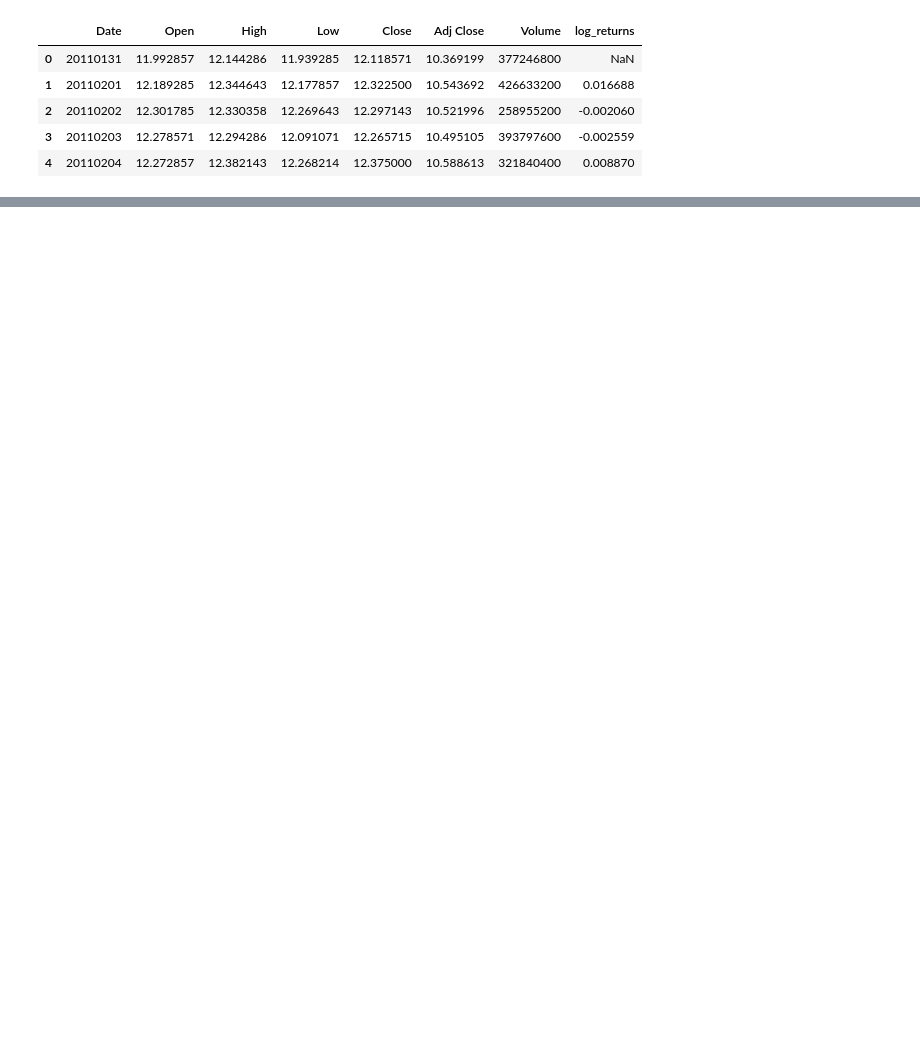
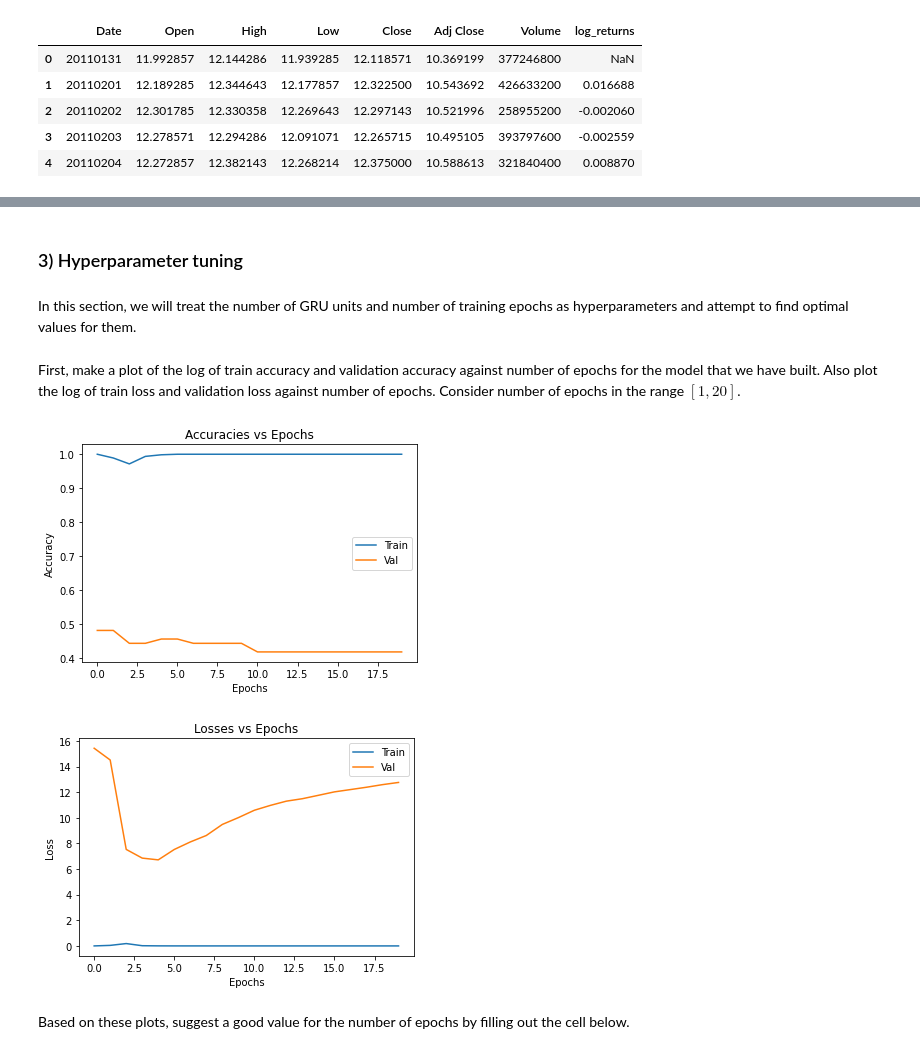
Before and after one commit to jaddubhai/189_proj_RNNs, a Jupyter notebook: Solution.ipynb, the cells around one changed output, grey strips where cells are left out. Saved outputs shown, nothing was run; the diff lists cells and outputs as text; code cells hidden in the pictures; blank space fills up the shorter version.

```diff
--- a/Solution.ipynb
+++ b/Solution.ipynb
@@ -443,0 +253,4 @@ array([[[ 1.7480255 ],
+# %%
+#create an input layer of shape (None, 5, 64kappa)
+
+x = Input(shape = (X_train.shape[1], X_train.shape[2]), name="Input")
@@ -443,0 +266,4 @@ array([[[ 1.7480255 ],
+# %%
+#add a bidirectional GRU with 1024 units
+
+bigru = Bidirectional(GRU(1024, activation = 'relu', name="Bi-GRU"))(layer2)
@@ -443,0 +272,4 @@ array([[[ 1.7480255 ],
+# %%
+#create the output layer
+
+pred = Dense(1, activation = 'sigmoid', name="Sigmoid")(bigru)
@@ -443,0 +278,8 @@ array([[[ 1.7480255 ],
+# %%
+#compile and train your model for 10 epochs
+
+model = Model(inputs = x, outputs = pred)
+model.summary()
+
+model.compile(optimizer="adam", loss="binary_crossentropy", metrics=["accuracy"])
+model.fit(X_train, np.array(y_train), epochs=10, verbose=True, validation_data=(X_val, np.array(y_val)))
@@ -443,0 +305,42 @@ array([[[ 1.7480255 ],
+# %% [markdown]
+### 3) Hyperparameter tuning
+# %% [markdown]
+In this section, we will treat the number of GRU units and number of training epochs as hyperparameters and attempt to find optimal values for them.
+# %% [markdown]
+First, make a plot of the log of train accuracy and validation accuracy against number of epochs for the model that we have built. Also plot the log of train loss and validation loss against number of epochs. Consider number of epochs in the range $[1, 20]$.
+# %%
+num_epochs = 20
+
+model = Model(inputs = x, outputs = pred)
+model.compile(optimizer="adam", loss="binary_crossentropy", metrics=["accuracy"])
+model_history = model.fit(X_train, np.array(y_train),
+                                   epochs=num_epochs, verbose=False, validation_data=(X_val, np.array(y_val)))
+
+
+train_losses = model_history.history['loss']
+val_losses = model_history.history['val_loss']
+train_accuracies = model_history.history['accuracy']
+val_accuracies = model_history.history['val_accuracy']
+
+plt.figure()
+plt.title("Accuracies vs Epochs")
+plt.xlabel("Epochs")
+plt.ylabel("Accuracy")
+plt.plot(train_accuracies, label="Train")
+plt.plot(val_accuracies, label="Val")
+plt.legend()
+plt.show()
+
+plt.figure()
+plt.title("Losses vs Epochs")
+plt.xlabel("Epochs")
+plt.ylabel("Loss")
+plt.plot(train_losses, label="Train")
+plt.plot(val_losses, label="Val")
+plt.legend()
+plt.show()
+# %% [output]
+[figure, added]
+[figure, added]
+# %% [markdown]
+Based on these plots, suggest a good value for the number of epochs by filling out the cell below.
```
Also changed, not shown: parts of 59 cells of this notebook.
